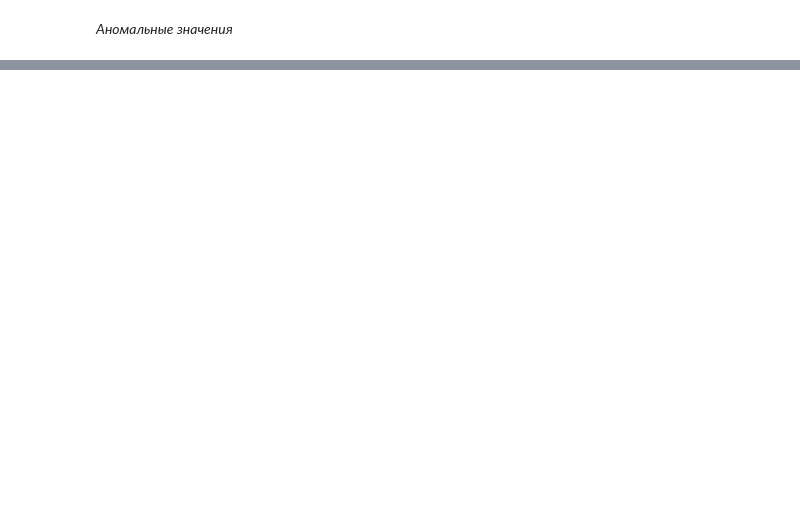
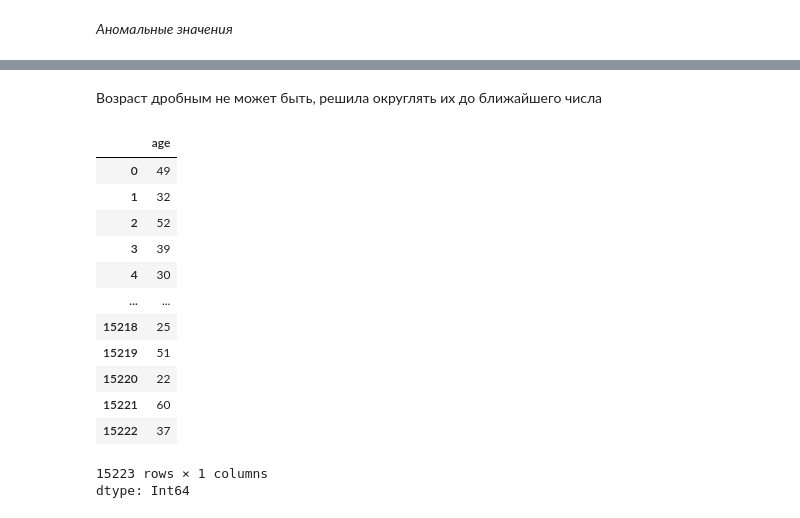
Before and after one commit to jenyadev3/TopResponders, a Jupyter notebook: vkr_project_target_company.ipynb, the cells around one changed output, grey strips where cells are left out. Cells and saved outputs as stored; diff of their text form; code cells hidden in the pictures; blank space fills up the shorter version.

```diff
--- a/vkr_project_target_company.ipynb
+++ b/vkr_project_target_company.ipynb
@@ -147,0 +192,21 @@ AttributeError: 'function' object has no attribute 'sum'
+# %% [markdown]
+Возраст дробным не может быть, решила округлять их до ближайшего числа
+# %%
+
+df["age"] = df["age"].round().astype("Int64")
+df["age"]
+# %% [output]
+|  | age |
+| 0 | 49 |
+| 1 | 32 |
+| 2 | 52 |
+| 3 | 39 |
+| 4 | 30 |
+| ... | ... |
+| 15218 | 25 |
+| 15219 | 51 |
+| 15220 | 22 |
+| 15221 | 60 |
+| 15222 | 37 |
+15223 rows × 1 columns
+dtype: Int64
```
Also changed, not shown: parts of 14 cells of this notebook.
